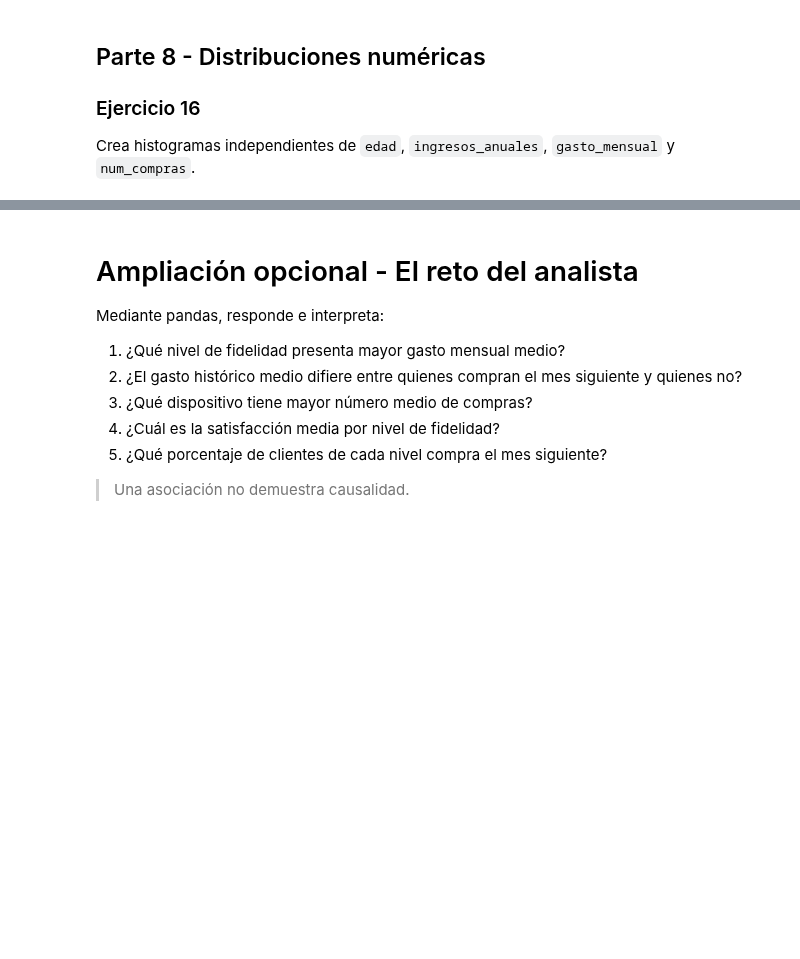
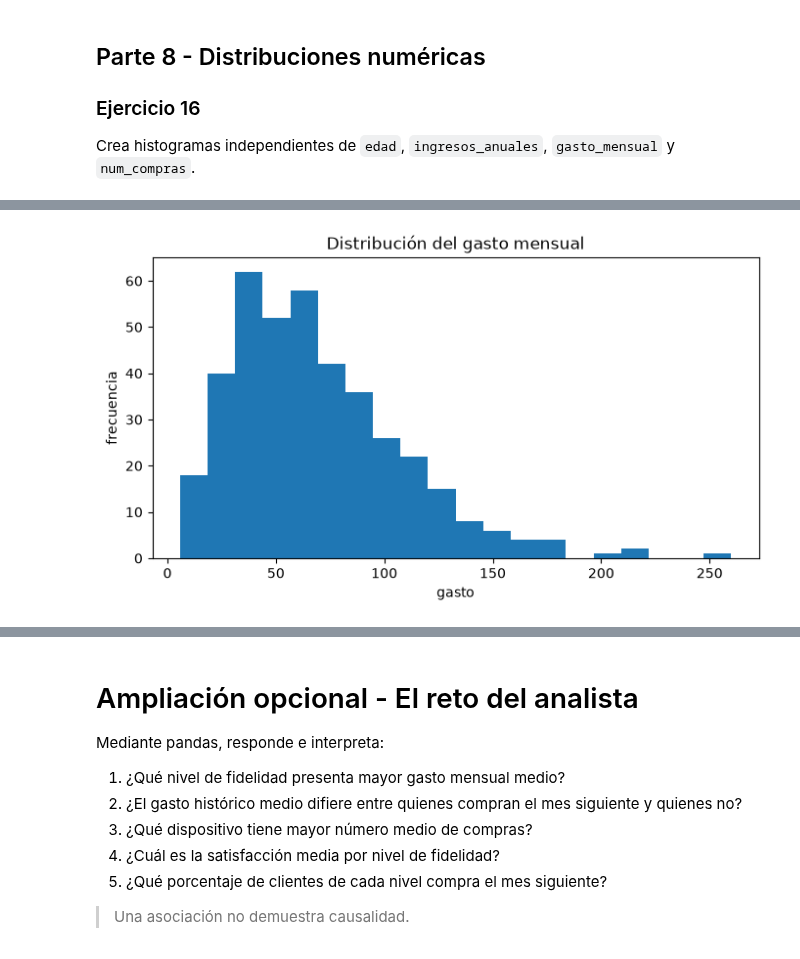
Before and after one commit to mmartinezvaras/s_aprendizaje, a Jupyter notebook: Notebooks S.aprendizaje/UD2/Practica_04.ipynb, the cells around one changed output, grey strips where cells are left out. Cells and saved outputs as stored; diff of their text form; code cells hidden in the pictures; blank space fills up the shorter version.

```diff
--- a/Notebooks S.aprendizaje/UD2/Practica_04.ipynb
+++ b/Notebooks S.aprendizaje/UD2/Practica_04.ipynb
@@ -358,0 +449,10 @@ Crea histogramas independientes de `edad`, `ingresos_anuales`, `gasto_mensual` y
+# %%
+# TODO: histograma de gasto_mensual
+plt.figure(figsize=(8,4))
+plt.hist(df["gasto_mensual"], bins=20)
+plt.title("Distribución del gasto mensual")
+plt.xlabel("gasto")
+plt.ylabel("frecuencia")
+plt.show()
+# %% [output]
+[figure, added]
```
Also changed, not shown: parts of 38 cells of this notebook.
